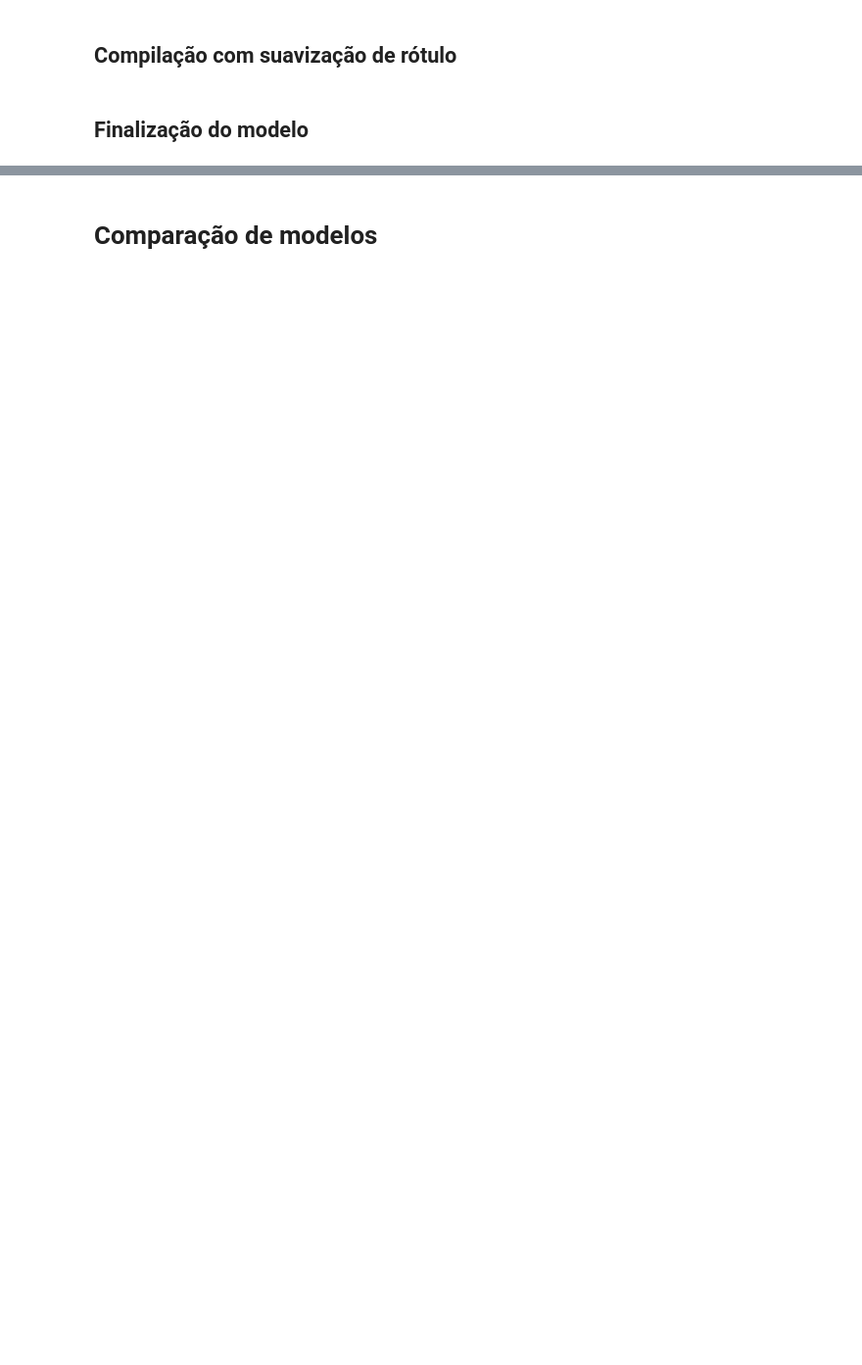
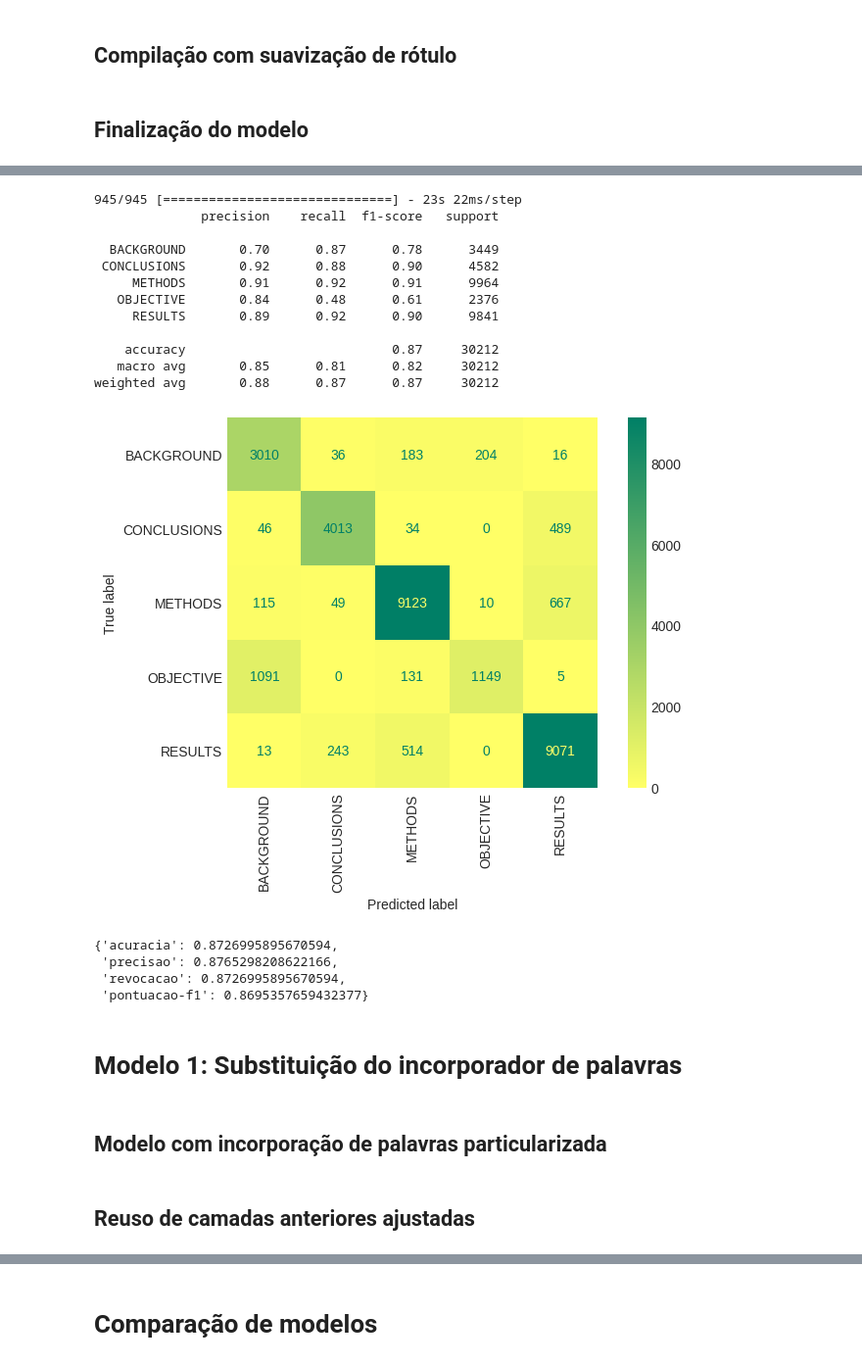
Before and after one commit to flohmannjr/tensorflow_curso, a Jupyter notebook: TensorFlow_MP2_1_SkimLit+.ipynb, the cells around one changed output, grey strips where cells are left out. Shown: that part at 98% size. Drawn from its saved outputs; the diff is of its cells as text; code cells hidden in the pictures; blank space fills up the shorter version.

```diff
--- a/TensorFlow_MP2_1_SkimLit+.ipynb
+++ b/TensorFlow_MP2_1_SkimLit+.ipynb
@@ -35,6 +35,7 @@ COR = '#007f66'
 
 DIRETORIO = '/content/pubmed-rct/PubMed_20k_RCT_numbers_replaced_with_at_sign'
 
+LIMITE_DICIONARIO = 68000
 LIMITE_CARACTERES = 80
 
 LIMITE_INCORPORADOR = 300
@@ -54,7 +55,7 @@ SUAVIZACAO = 0.2
 APRENDIZADO = 0.001
 METRICAS = ['accuracy']
 
-ITERACOES = 5
+ITERACOES = 3
 
 avaliacoes = [None] * 6
 # %% [markdown]
@@ -155,9 +172,9 @@ modelo_nome = 'modelo_incorporacao_palavras'
 
 entradas = Input(shape=[], dtype=ENTRADA_TIPO, name='camada_entrada_palavras')
 
-incorporador = incorporador_use(entradas)
+incorporador_hub = incorporador_use(entradas)
 
-saidas = Dense(LIMITE_INCORPORADOR, activation=ATIVACAO_CNN, name='camada_relu_palavras')(incorporador)
+saidas = Dense(LIMITE_INCORPORADOR, activation=ATIVACAO_CNN, name='camada_relu_palavras')(incorporador_hub)
 
 modelo_incorporacao_palavras = Model(inputs=entradas, outputs=saidas, name=modelo_nome)
 # %% [markdown]
@@ -261,3 +258,8 @@ modelo.compile(loss=CategoricalCrossentropy(label_smoothing=SUAVIZACAO),
                metrics=METRICAS)
 # %% [markdown]
 ## Finalização do modelo
+# %%
+historico = modelo.fit(dados_hibridos_linhas_treino,
+                       epochs=ITERACOES,
+                    #    validation_data=dados_hibridos_linhas_validacao,
+                       verbose=1)
@@ -263,0 +275,29 @@ modelo.compile(loss=CategoricalCrossentropy(label_smoothing=SUAVIZACAO),
+# %%
+probabilidades = modelo.predict(dados_hibridos_linhas_validacao)
+previsoes      = tf.argmax(probabilidades, axis=1)
+avaliacoes[0]  = avaliar_modelo(rotulos_int_validacao, previsoes, classes)
+# %% [output]
+945/945 [==============================] - 23s 22ms/step
+              precision    recall  f1-score   support
+
+  BACKGROUND       0.70      0.87      0.78      3449
+ CONCLUSIONS       0.92      0.88      0.90      4582
+     METHODS       0.91      0.92      0.91      9964
+   OBJECTIVE       0.84      0.48      0.61      2376
+     RESULTS       0.89      0.92      0.90      9841
+
+    accuracy                           0.87     30212
+   macro avg       0.85      0.81      0.82     30212
+weighted avg       0.88      0.87      0.87     30212
+[figure, added]
+# %%
+avaliacoes[0]
+# %% [output]
+{'acuracia': 0.8726995895670594,
+ 'precisao': 0.8765298208622166,
+ 'revocacao': 0.8726995895670594,
+ 'pontuacao-f1': 0.8695357659432377}
+# %% [markdown]
+# Modelo 1: Substituição do incorporador de palavras
+# %% [markdown]
+## Modelo com incorporação de palavras particularizada
@@ -263,0 +315,2 @@ modelo.compile(loss=CategoricalCrossentropy(label_smoothing=SUAVIZACAO),
+# %% [markdown]
+## Reuso de camadas anteriores ajustadas
```
Also changed, not shown: parts of 35 cells of this notebook.
